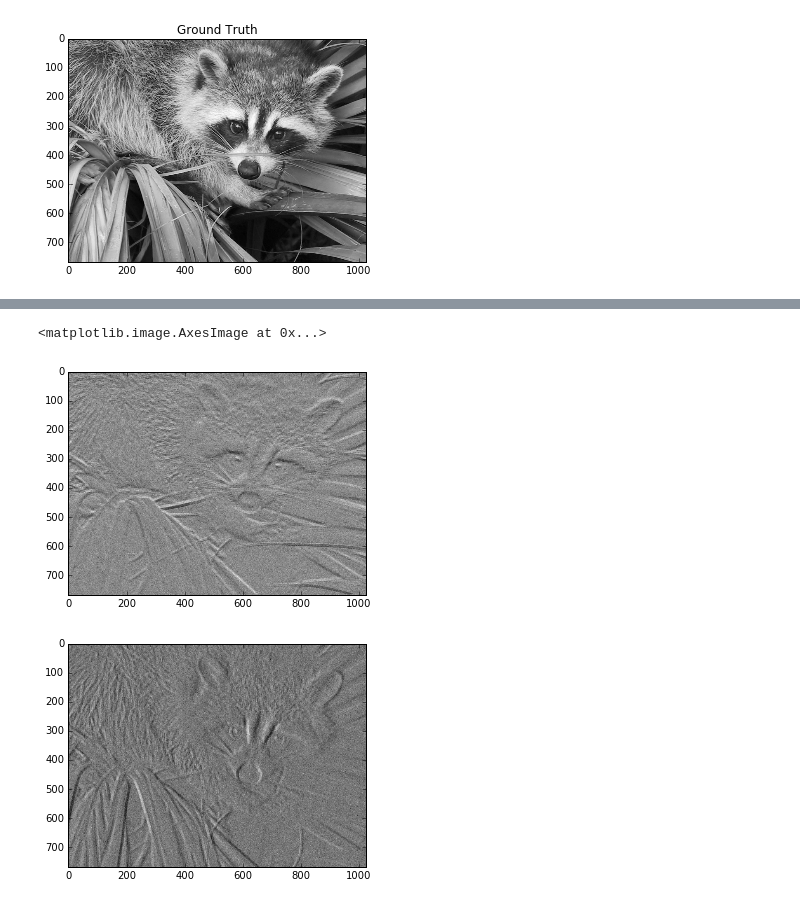
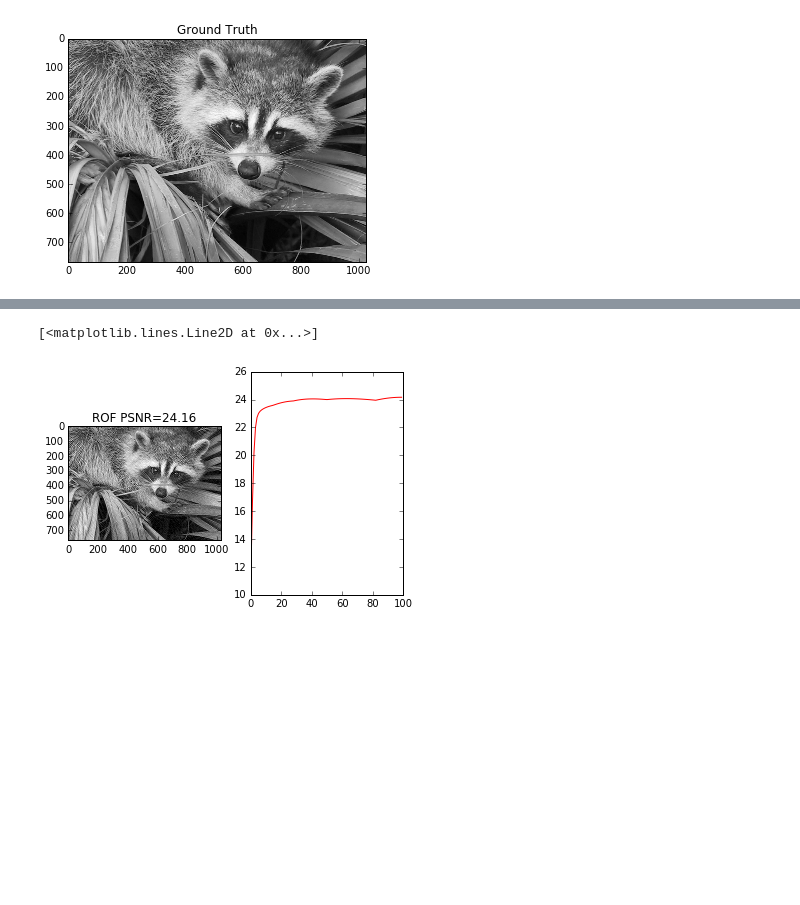
Before and after one commit to ygu2009/ImageProcessing, a Jupyter notebook: ImageRestoration.ipynb, the cells around one changed output, grey strips where cells are left out. Saved outputs shown, nothing was run; the diff lists cells and outputs as text; code cells hidden in the pictures; blank space fills up the shorter version.

```diff
--- a/ImageRestoration.ipynb
+++ b/ImageRestoration.ipynb
@@ -76,9 +108,0 @@ def grad(u):
-# %%
-gradfx, gradfy=grad(Bn)
-plt.imshow(gradfx,cmap=plt.cm.gray)
-plt.figure()
-plt.imshow(gradfy,cmap=plt.cm.gray)
-# %% [output]
-<matplotlib.image.AxesImage at 0x...>
-[figure, removed]
-[figure, removed]
@@ -87,0 +109,46 @@ plt.imshow(gradfy,cmap=plt.cm.gray)
+# %%
+# calculate the divergence
+def div(gfx,gfy):
+    gx=np.zeros([M,N])
+    gx[0,:]=gfx[0,:]
+    gx[1:,:]=gfx[:M-1,:]
+    gx=gfx-gx;
+    gx[0,:]=gfx[0,:]
+    gx[M-1,:]=-gfx[M-2,:]
+
+    gy=np.zeros([M,N])
+    gy[:,0]=gfy[:,0]
+    gy[:,1:]=gfy[:,:N-1]
+    gy=gfy-gy;
+    gy[:,0]=gfy[:,0]
+    gy[:,N-1]=-gfy[:,N-2]
+
+    return gx+gy
+# %%
+# Deconvolution by Total Variation(TV/L1) Regularization (ROF model)
+import math
+lmda = 0.05 # regularization parameter for TV term
+epsilon = 1e-3
+tau = 0.5 # step size
+u = np.ones([M,N]) # initital image
+
+# Using iterative Gradient Descent method to minimize the cost function with TV regularization
+iterations=100
+psnr=np.zeros([iterations])
+for iter in range(iterations):
+    gradfx, gradfy=grad(Bn)
+    normgrad=pow(gradfx**2+gradfy**2+epsilon,0.5)
+    v=signal.convolve2d(u, K, mode='same', boundary='symm')-Bn
+    vh=signal.convolve2d(v, K, mode='same', boundary='symm')
+    u=u-tau*(vh-lmda*div(gradfx/normgrad, gradfy/normgrad))
+    psnr[iter]=PSNR(ref, u)
+
+recon=u
+plt.subplot(121)
+plt.imshow(recon,cmap = plt.get_cmap('gray'), vmin = 0, vmax = 255)
+plt.title('ROF PSNR='+ str("{0:.2f}".format(PSNR(ref, recon))))
+plt.subplot(122)
+plt.plot(psnr,'r')
+# %% [output]
+[<matplotlib.lines.Line2D at 0x...>]
+[figure, added]
```
Also changed, not shown: parts of 6 cells of this notebook.
